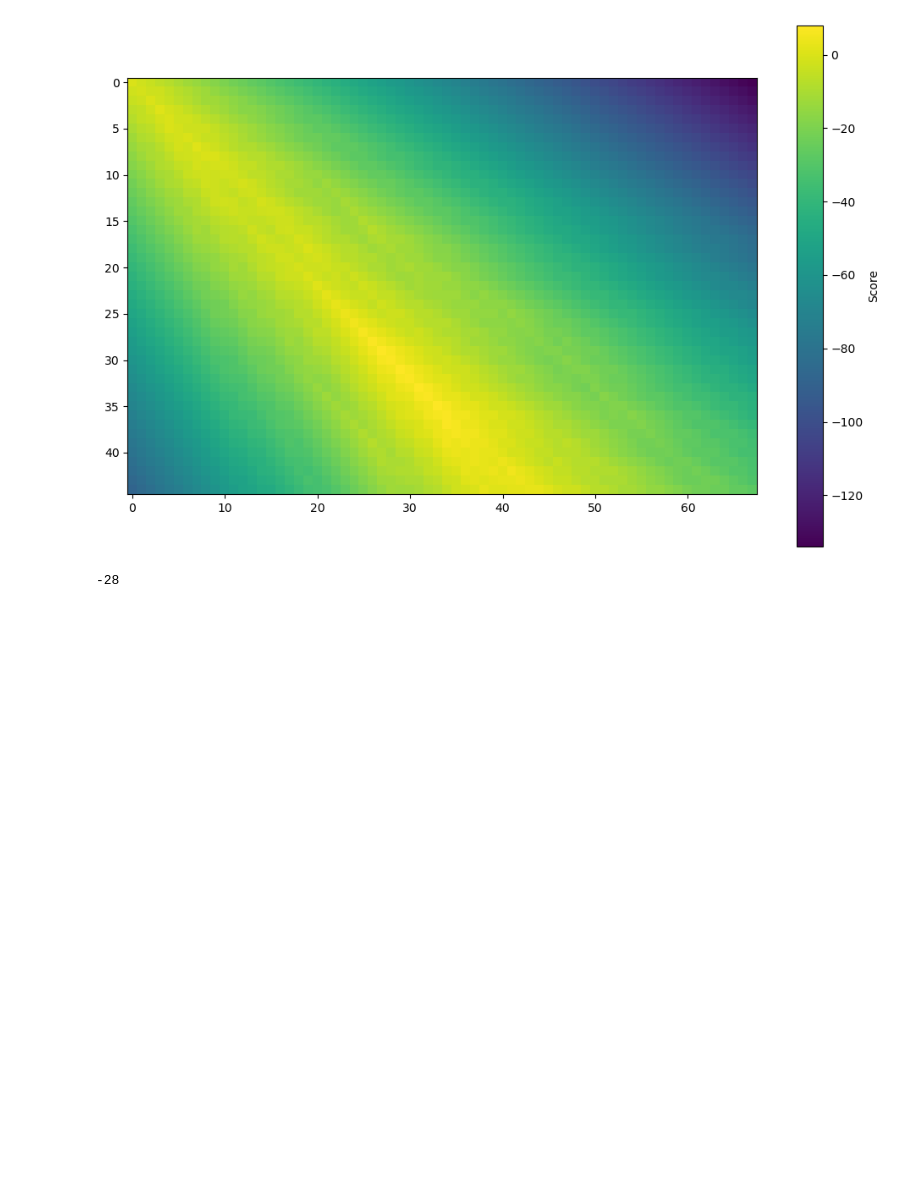
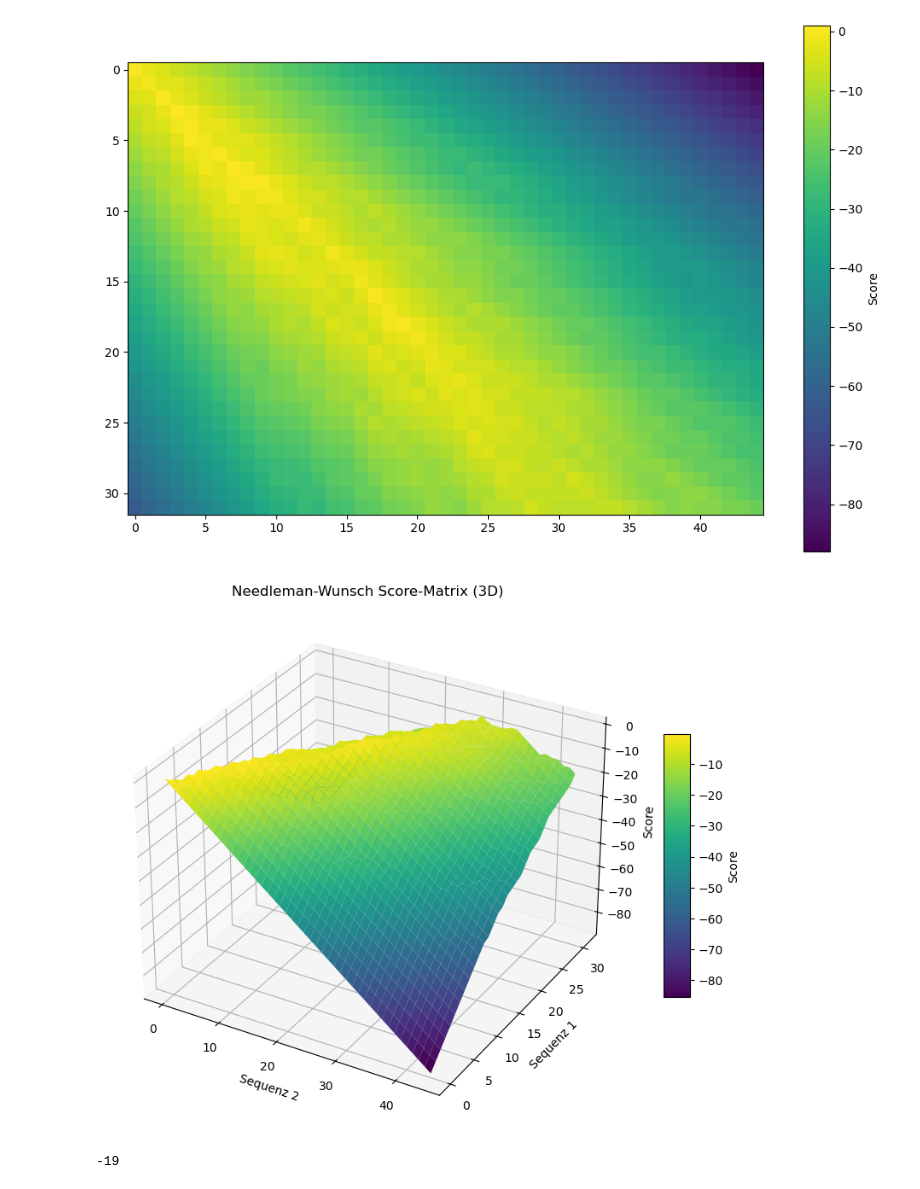
Before and after one commit to gespel/bioinformatics, a Jupyter notebook: alignment-score.ipynb, the cells around one changed output. Drawn from its saved outputs; the diff is of its cells as text; code cells hidden in the pictures; blank space fills up the shorter version.

```diff
--- a/alignment-score.ipynb
+++ b/alignment-score.ipynb
@@ -1,7 +1,9 @@
 # %%
 import pprint
+#import matplotlib
+#matplotlib.use('Qt5Agg')
 import matplotlib.pyplot as plt
-
+import numpy as np
 def print_matrix(matrix):
     for row in matrix:
         print(' '.join(f"{x:3d}" for x in row))
@@ -12,12 +14,41 @@ def plot_matrix(matrix):
     plt.colorbar(label="Score")
     plt.show()
 
+def plot_matrix_3d(matrix, animate=True):
+    X, Y = np.meshgrid(range(matrix.shape[1]), range(matrix.shape[0]))
+    Z = matrix
+
+    # 3D-Plot
+    fig = plt.figure(figsize=(10,8))
+    ax = fig.add_subplot(111, projection="3d")
+
+    surf = ax.plot_surface(X, Y, Z, cmap="viridis", edgecolor="none")
+
+    ax.set_title("Needleman-Wunsch Score-Matrix (3D)")
+    ax.set_xlabel("Sequenz 2")
+    ax.set_ylabel("Sequenz 1")
+    ax.set_zlabel("Score")
+
+    fig.colorbar(surf, shrink=0.5, aspect=10, label="Score")
+
+    if animate:
+        plt.ion()
+        for angle in range(0, 360, 2):
+            ax.view_init(elev=30, azim=angle)
+            plt.draw()
+            plt.pause(0.01)
+
+        plt.ioff()
+        plt.show()
+    else:
+        plt.show()
+
 def calc_needleman_wunsch_simple_dna(seq1, seq2):
     blank = -2
     hit = 1
     miss = -1
 
-    matrix = [[0 for j in range(len(seq2)+1)] for i in range(len(seq1)+1)]
+    matrix = np.zeros((len(seq1)+1, len(seq2)+1), dtype=int)
 
     for v in range(len(seq1)+1):
         matrix[v][0] = v * (-2)
@@ -37,9 +68,11 @@ def calc_needleman_wunsch_simple_dna(seq1, seq2):
 
 
     plot_matrix(matrix)
+    plot_matrix_3d(matrix, False)
     return matrix[i][j]
 # %%
-calc_needleman_wunsch_simple_dna("GTGACAGTGACATGAGTGGTGACATGAGAGTGACATGAGGATGC", "ATGCGAGCTTTCGTTGGTGACATGAGACTTATAGCTACTATTTCTAGCTACTATTTCCCATCGTACC")
+calc_needleman_wunsch_simple_dna("GTGACAGTGACATGGAGTGACATGAGGATGC", "ATGCGAGCTTTCGTTGATTTCTAGCTACTATTTCCCATCGTACC")
 # %% [output]
-[figure, old version]
+[figure, new version]
+[figure, added]
--28
+-19
```
